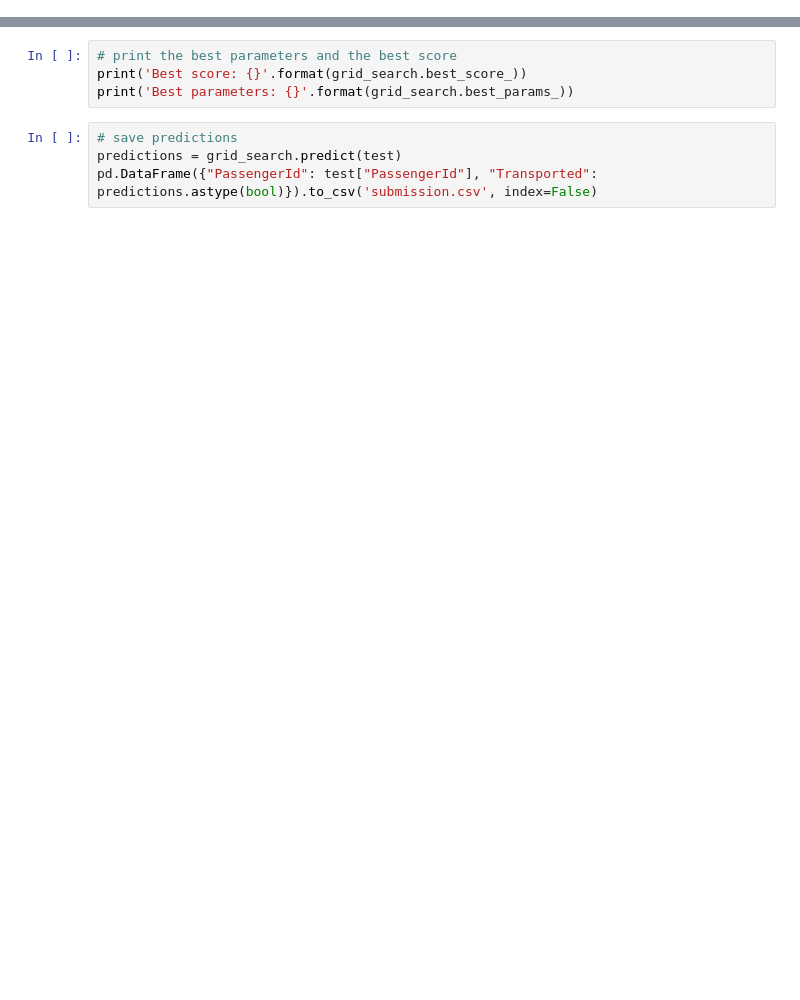
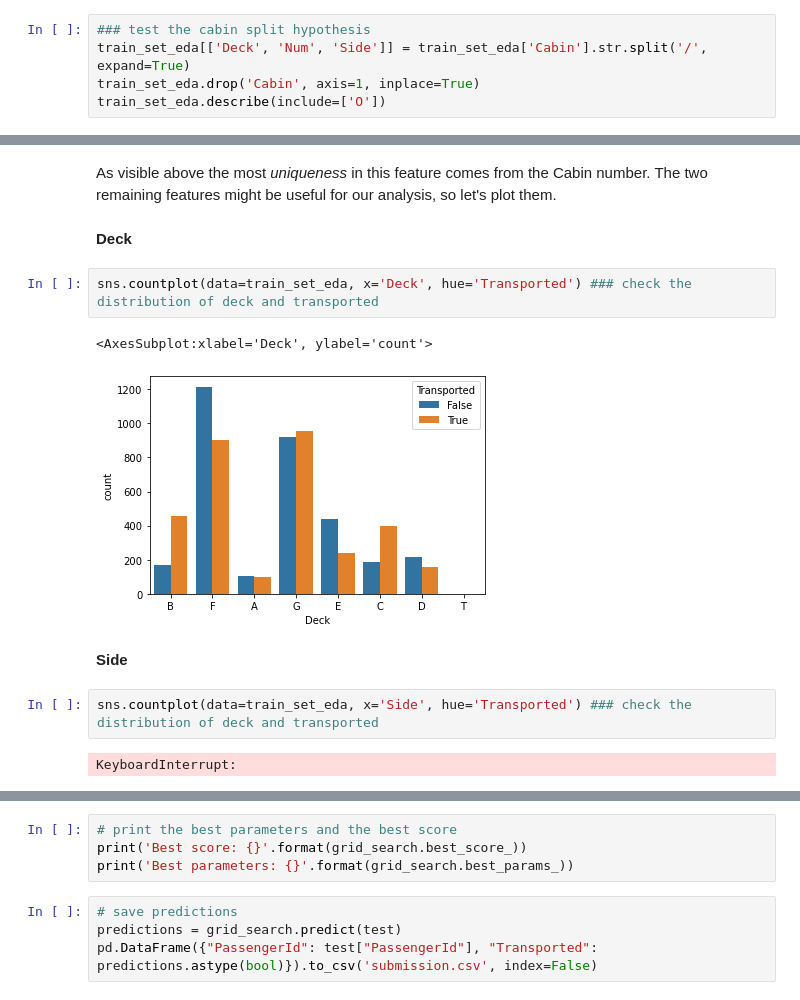
Before and after one commit to JanekDev/kaggle_solution_ideas, a Jupyter notebook: spaceship titanic.ipynb, the cells around one changed output, grey strips where cells are left out. Drawn from its saved outputs; the diff is of its cells as text; blank space fills up the shorter version.

```diff
--- a/spaceship titanic.ipynb
+++ b/spaceship titanic.ipynb
@@ -276,0 +142,5 @@ KeyboardInterrupt:
+# %%
+### test the cabin split hypothesis
+train_set_eda[['Deck', 'Num', 'Side']] = train_set_eda['Cabin'].str.split('/', expand=True)
+train_set_eda.drop('Cabin', axis=1, inplace=True)
+train_set_eda.describe(include=['O'])
@@ -276,0 +153,15 @@ KeyboardInterrupt:
+# %% [markdown]
+As visible above the most *uniqueness* in this feature comes from the Cabin number. The two remaining features might be useful for our analysis, so let's plot them.
+# %% [markdown]
+**Deck**
+# %%
+sns.countplot(data=train_set_eda, x='Deck', hue='Transported') ### check the distribution of deck and transported
+# %% [output]
+<AxesSubplot:xlabel='Deck', ylabel='count'>
+[figure, added]
+# %% [markdown]
+**Side**
+# %%
+sns.countplot(data=train_set_eda, x='Side', hue='Transported') ### check the distribution of deck and transported
+# %% [output]
+KeyboardInterrupt:
```
Also changed, not shown: parts of 65 cells of this notebook.
